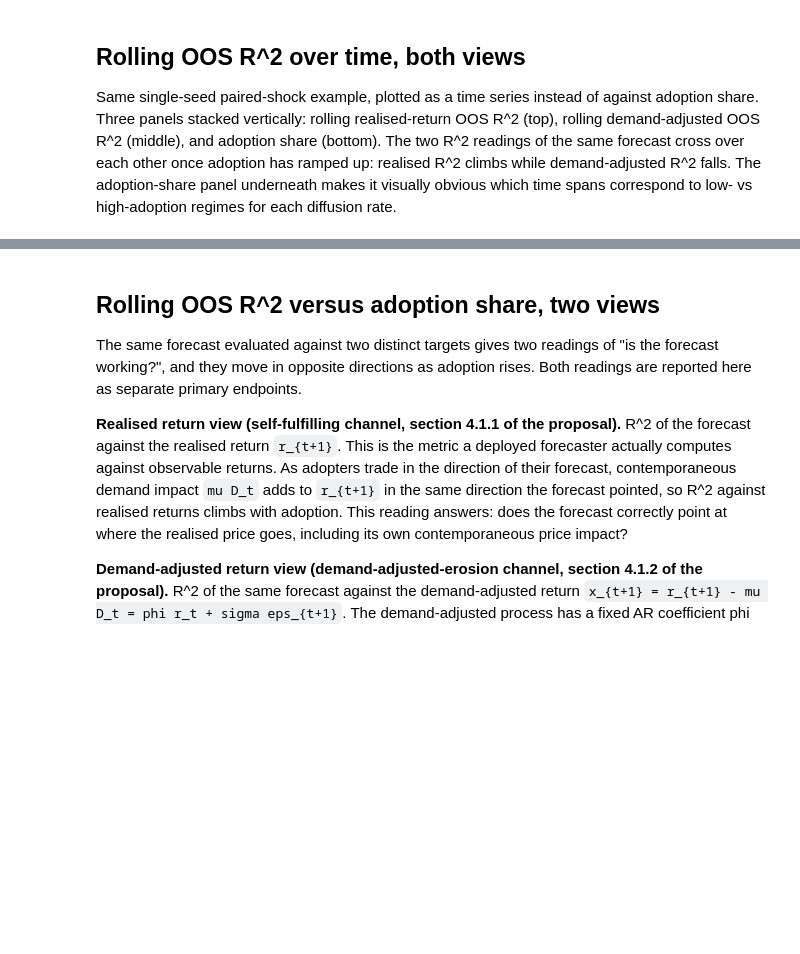
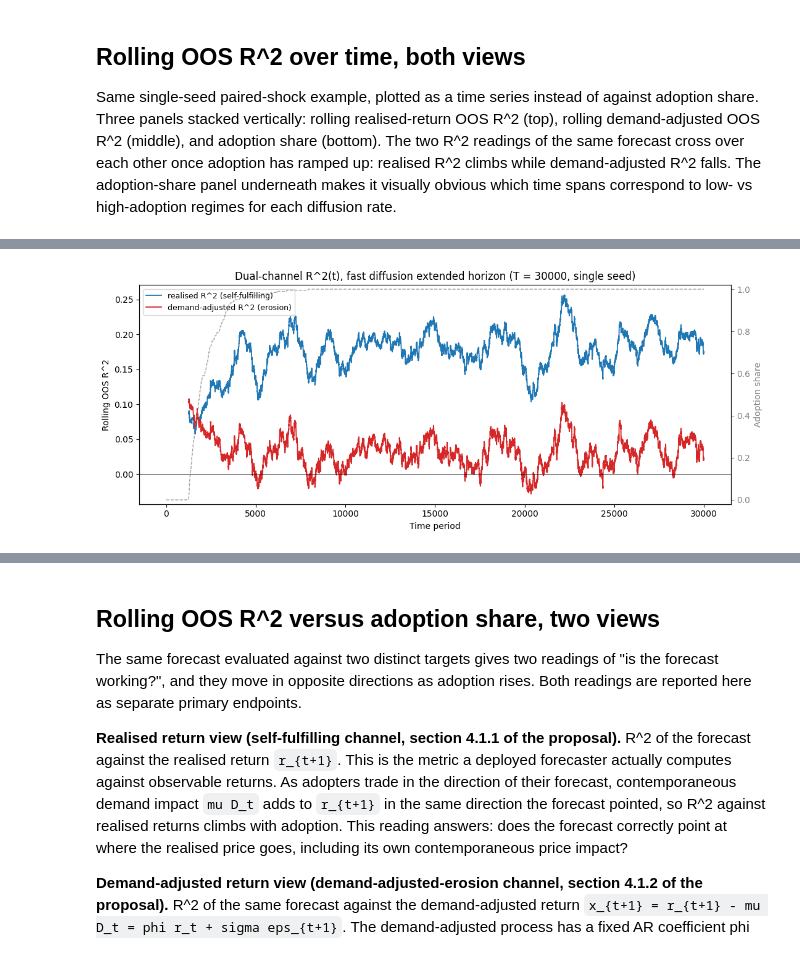
Before and after one commit to janwejchert/Capstone, a Jupyter notebook: notebooks/phase_04_stochastic_adoption.ipynb, the cells around one changed output, grey strips where cells are left out. Cells and saved outputs as stored; diff of their text form; code cells hidden in the pictures; blank space fills up the shorter version.

```diff
--- a/notebooks/phase_04_stochastic_adoption.ipynb
+++ b/notebooks/phase_04_stochastic_adoption.ipynb
@@ -49,6 +49,15 @@ adoption_start_t = forecast_window + eval_window
 # Seed shared by all regimes so demand and news shocks are paired across them.
 seed = 71
 
+# Extended horizon for the saturation-diagnostic figures. T_long is large
+# enough that fast diffusion has thousands of post-saturation periods so
+# the rolling forecaster fully equilibrates with phi_effective in the
+# saturated regime. n_seeds_mc_saturation controls the Monte Carlo band
+# for the saturation figure.
+T_long = 30000
+n_seeds_mc_saturation = 50
+mc_saturation_base_seed = 5000  # distinct from seed=71 and mc_base_seed=1000
+
 # Output paths.
 fig_dir = "../results/figures"
 data_dir = "../results/data"
@@ -179,0 +254,30 @@ plt.show()
+# %%
+# Single-seed extended-T fast-diffusion run. Reuses the canonical seed so this
+# plot is the same realisation as the short-T fast-diffusion line above, just
+# continued for an additional 22000 periods past the original horizon.
+fast_regime = next(r for r in regimes if r["name"] == "fast diffusion")
+rng_long = np.random.default_rng(seed)
+out_long = simulate.run(
+    T=T_long, N=N, mu=mu, phi=phi,
+    sigma_news=sigma_news, sigma_q=sigma_q,
+    rng=rng_long,
+    forecast_window=forecast_window, forecast_p=forecast_p,
+    risk_scale=risk_scale, q_cap=q_cap,
+    adoption_pi=fast_regime["pi"], adoption_delta=fast_regime["delta"],
+    adoption_start_t=adoption_start_t,
+)
+demand_adjusted_long = out_long["returns"] - mu * out_long["demand"]
+r2_real_long = rolling_oos_r2(out_long["returns"], out_long["forecasts"], eval_window)
+r2_da_long = rolling_oos_r2(demand_adjusted_long, out_long["forecasts"], eval_window)
+t_long = np.arange(T_long)
+
+fig, ax = plt.subplots(figsize=(11, 4.5))
+plot_r2_single_axis(
+    ax, t_long, r2_real_long, r2_da_long, out_long["adoption_share"],
+    f"Dual-channel R^2(t), fast diffusion extended horizon (T = {T_long}, single seed)",
+)
+fig.tight_layout()
+fig.savefig(f"{fig_dir}/phase_04_oos_r2_saturation_single.png", dpi=150, bbox_inches="tight")
+plt.show()
+# %% [output]
+[figure, added]
```
Also changed, not shown: parts of 13 cells of this notebook, 9 other files.
